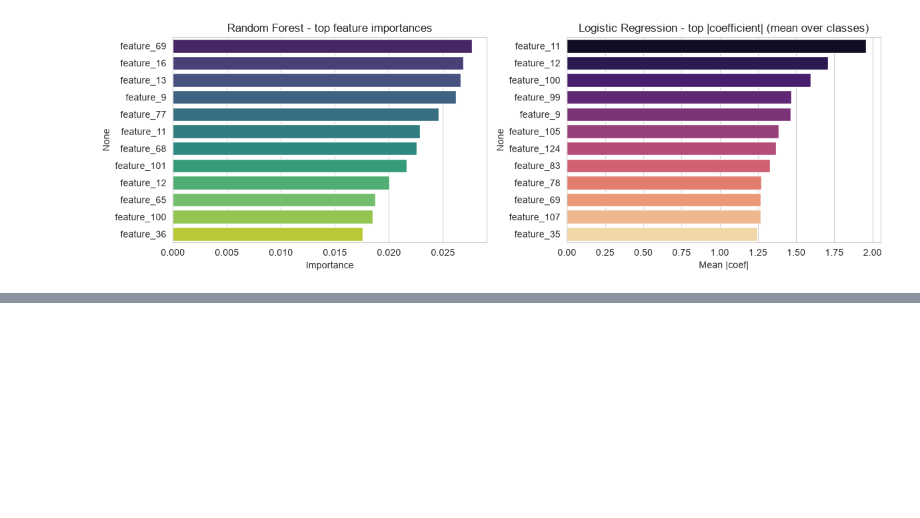
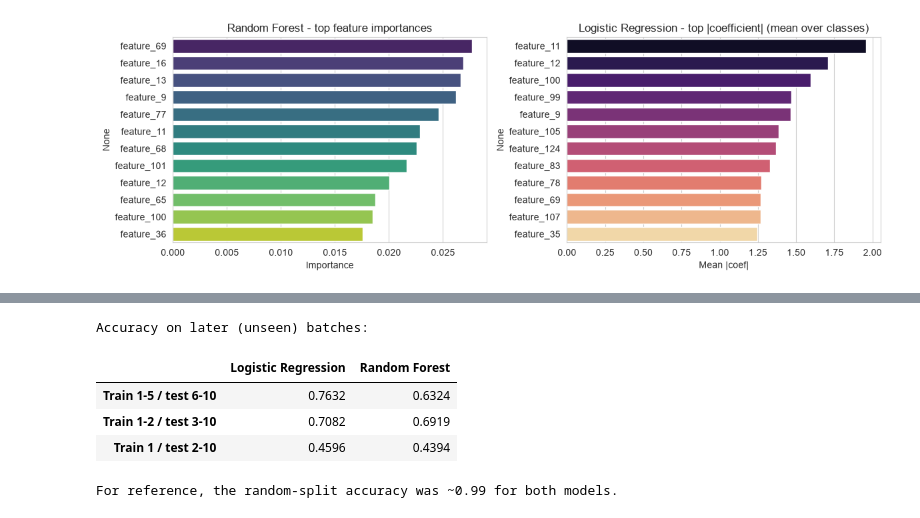
Before and after one commit to IT21361036/FML-Assignment, a Jupyter notebook: FML_Assignment.ipynb, the cells around one changed output, grey strips where cells are left out. Cells and saved outputs as stored; diff of their text form; code cells hidden in the pictures; blank space fills up the shorter version.

```diff
--- a/FML_Assignment.ipynb
+++ b/FML_Assignment.ipynb
@@ -533,0 +540,28 @@ plt.tight_layout(); plt.show()
+# %%
+def drift_eval(train_batches):
+    tr = np.isin(batch, train_batches)
+    te = ~tr
+    sc = StandardScaler().fit(X.values[tr])
+    pc = PCA(n_components=0.95, random_state=RANDOM_STATE).fit(sc.transform(X.values[tr]))
+    Xtr_d = pc.transform(sc.transform(X.values[tr]))
+    Xte_d = pc.transform(sc.transform(X.values[te]))
+    row = {}
+    for name, factory in [("Logistic Regression", make_lr), ("Random Forest", make_rf)]:
+        m = factory().fit(Xtr_d, y[tr])
+        row[name] = round(accuracy_score(y[te], m.predict(Xte_d)), 4)
+    return row
+
+configs = {"Train 1-5 / test 6-10": [1,2,3,4,5],
+           "Train 1-2 / test 3-10": [1,2],
+           "Train 1 / test 2-10":   [1]}
+drift_df = pd.DataFrame({k: drift_eval(v) for k, v in configs.items()}).T
+print("Accuracy on later (unseen) batches:")
+display(drift_df)
+print("\nFor reference, the random-split accuracy was ~0.99 for both models.")
+# %% [output]
+Accuracy on later (unseen) batches:
+|  | Logistic Regression | Random Forest |
+| Train 1-5 / test 6-10 | 0.7632 | 0.6324 |
+| Train 1-2 / test 3-10 | 0.7082 | 0.6919 |
+| Train 1 / test 2-10 | 0.4596 | 0.4394 |
+For reference, the random-split accuracy was ~0.99 for both models.
```
Also changed, not shown: parts of 2 cells of this notebook.
